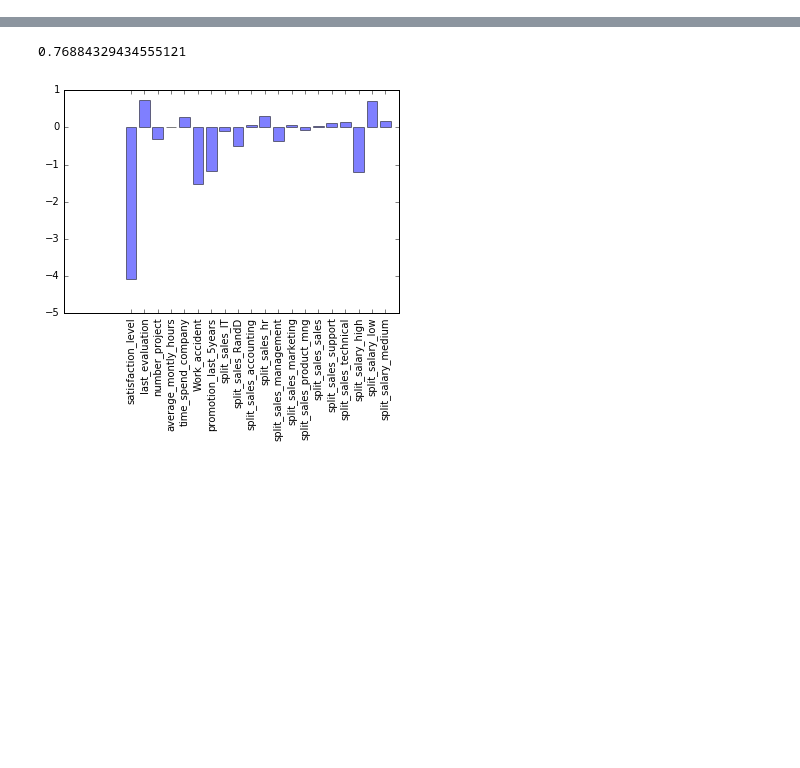
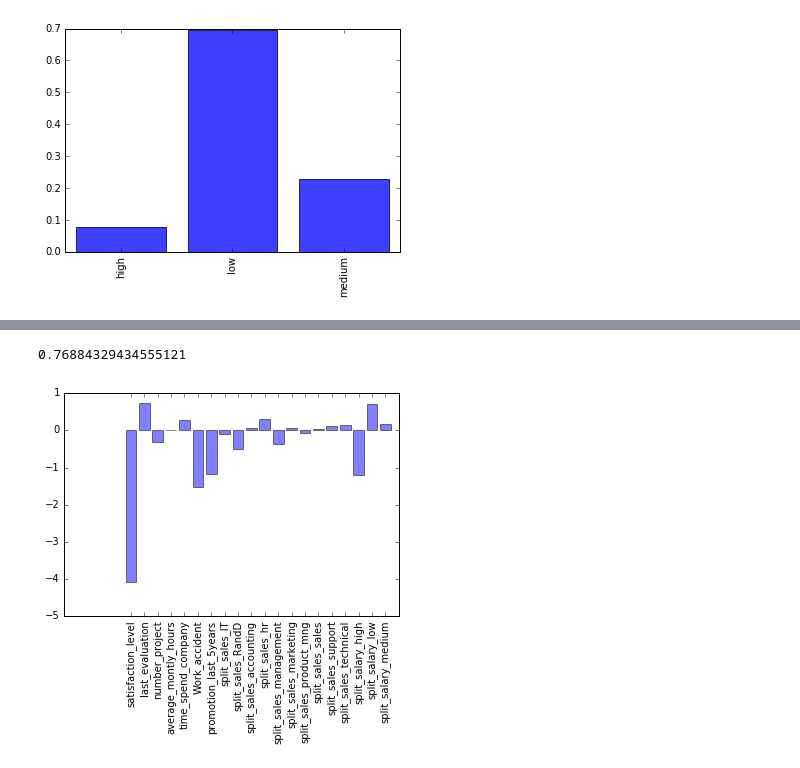
Before and after one commit to keurcien/chacha, a Jupyter notebook: 2sigma.ipynb, the cells around one changed output, grey strips where cells are left out. Cells and saved outputs as stored; diff of their text form; code cells hidden in the pictures; blank space fills up the shorter version.

```diff
--- a/HR.ipynb
+++ b/2sigma.ipynb
@@ -36,3 +35,20 @@ np.float(np.sum(HR.left))/np.float(np.shape(HR)[0])
+# %%
+interest_names = np.unique(train.interest_level)
+
+# Proportion of interest level.
+prop_interest = []
+for interest_name in interest_names:
+   prop_interest.append(np.float(np.sum(train.interest_level==interest_name))/np.float(np.shape(train)[0]))
+
+
+y_pos = np.arange(len(interest_names))
+
+plt.bar(y_pos, prop_interest, align='center', alpha=0.5)
+plt.xticks(y_pos, interest_names, rotation='vertical')
+
+plt.show()
+# %% [output]
+[figure, added]
 # %%
 # Parsing benchmark model
 X, y = pa.parse_0(HR.copy())
```
Also changed, not shown: parts of 6 cells of this notebook, 4 other files.
